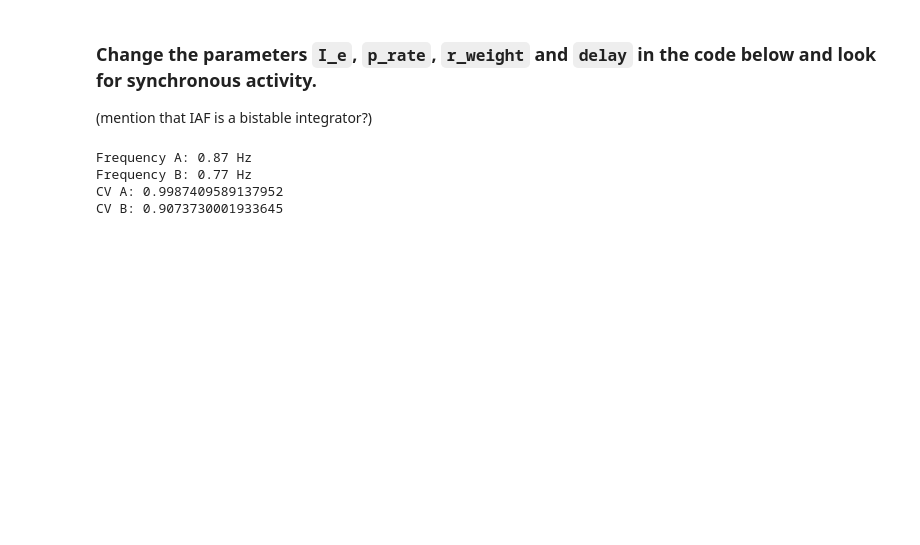
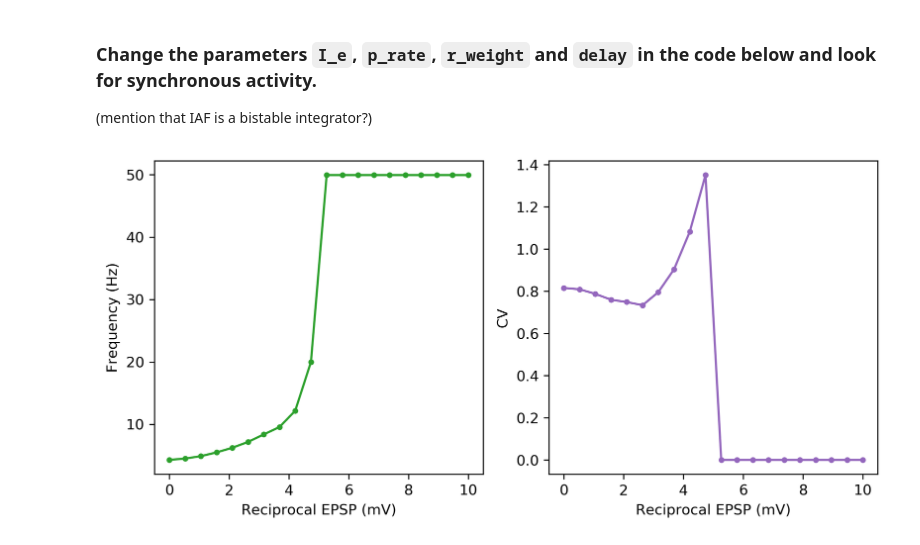
Before and after one commit to oist-ncbc/skill-pill-plus, a Jupyter notebook: Tutorial-3_Synapses-and-Networks/Synapses.ipynb, the cells around one changed output. Cells and saved outputs as stored; diff of their text form; code cells hidden in the pictures; blank space fills up the shorter version.

Commit message:
add graphs to Synapse.ipynb

```diff
--- a/Tutorial-3_Synapses-and-Networks/Synapses.ipynb
+++ b/Tutorial-3_Synapses-and-Networks/Synapses.ipynb
@@ -433,8 +433,11 @@ def reciprocal_neurons (I_e = 300., p_rate = 100., r_weight = 1., delay = 10.):
     event_count_A = nest.GetStatus(spikedetector_A, keys="n_events")[0]
     event_count_B = nest.GetStatus(spikedetector_B, keys="n_events")[0]
 
-    print("Frequency A:", event_count_A/(simtime/1000.), "Hz")
-    print("Frequency B:", event_count_B/(simtime/1000.), "Hz")
+    freq_A = event_count_A/(simtime/1000.)
+    freq_B = event_count_B/(simtime/1000.)
+
+    #print("Frequency A:", freq_A, "Hz")
+    #print("Frequency B:", freq_B, "Hz")
 
     spikedetector_A_readout = nest.GetStatus(spikedetector_A, keys="events")[0]
     te_A = spikedetector_A_readout["times"]
@@ -442,21 +445,46 @@ def reciprocal_neurons (I_e = 300., p_rate = 100., r_weight = 1., delay = 10.):
     spikedetector_B_readout = nest.GetStatus(spikedetector_B, keys="events")[0]
     te_B = spikedetector_B_readout["times"]
 
+    CV_A = 0.
+    CV_B = 0.
+
     if (len(te_A)):
         ISI_A = []
         for i in range(len(te_A[:-1])):
             ISI_A.append(te_A[i+1]-te_A[i])
-        print("CV A:", np.std(ISI_A)/np.mean(ISI_A))
+        CV_A = np.std(ISI_A)/np.mean(ISI_A)
+        #print("CV A:", CV_A)
 
     if (len(te_B)):
         ISI_B = []
         for i in range(len(te_B[:-1])):
             ISI_B.append(te_B[i+1]-te_B[i])
-        print("CV B:", np.std(ISI_B)/np.mean(ISI_B))
+        CV_B = np.std(ISI_B)/np.mean(ISI_B)
+        #print("CV B:", CV_B)
+
+    return (np.mean([freq_A, freq_B]), np.mean([CV_A, CV_B]))
-# %%
-reciprocal_neurons(I_e = 0., p_rate = 800., r_weight = 1., delay = 10.)
-# %% [output]
-Frequency A: 0.87 Hz
-Frequency B: 0.77 Hz
-CV A: 0.9987409589137952
-CV B: 0.9073730001933645
+# %%
+freqs = []
+cvs = []
+weights = np.linspace(0.0, 10.0, num=20)
+
+for rweight in weights:
+    freq, cv = reciprocal_neurons(I_e = 300., p_rate = 100., r_weight = rweight, delay = 10.)
+    freqs.append(freq)
+    cvs.append(cv)
+# %%
+fig, ax = plt.subplots(1, 2, figsize=(9,4), sharex=False, sharey=False)
+
+ax[0].set_ylabel('Frequency (Hz)')
+ax[0].set_xlabel('Reciprocal EPSP (mV)')
+ax[0].plot(weights, freqs, '.', color="tab:green")
+ax[0].plot(weights, freqs, '-', color="tab:green")
+
+ax[1].set_ylabel('CV')
+ax[1].set_xlabel('Reciprocal EPSP (mV)')
+ax[1].plot(weights, cvs, '.', color="tab:purple")
+ax[1].plot(weights, cvs, '-', color="tab:purple")
+
+plt.show()
+# %% [output]
+[figure, added]
```
Also changed, not shown: parts of 6 cells of this notebook, 1 other file.
